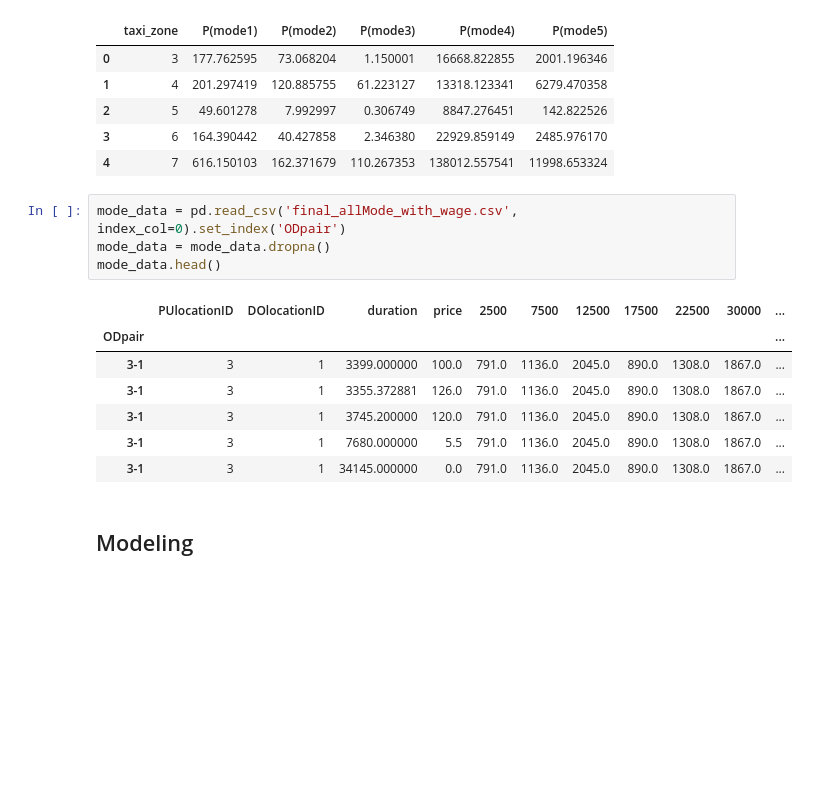
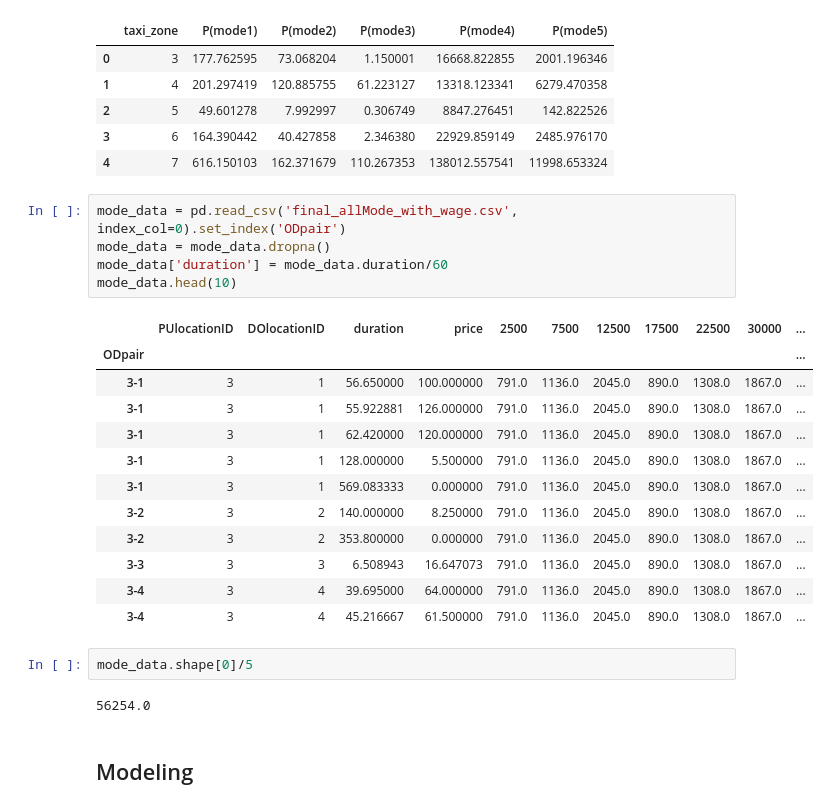
Before and after one commit to Rufei-Sheng/Manhattan-Congestion-Surcharge-Capstone, a Jupyter notebook: modeling/modeling_update.ipynb, the cells around one changed output. Cells and saved outputs as stored; diff of their text form; blank space fills up the shorter version.

```diff
--- a/modeling/modeling_update.ipynb
+++ b/modeling/modeling_update.ipynb
@@ -20,15 +23,25 @@ acs.head()
 # %%
 mode_data = pd.read_csv('final_allMode_with_wage.csv', index_col=0).set_index('ODpair')
 mode_data = mode_data.dropna()
-mode_data.head()
+mode_data['duration'] = mode_data.duration/60
+mode_data.head(10)
 # %% [output]
 |  | PUlocationID | DOlocationID | duration | price | 2500 | 7500 | 12500 | 17500 | 22500 | 30000 | ... |
 | ODpair |  |  |  |  |  |  |  |  |  |  | ... |
-| 3-1 | 3 | 1 | 3399.000000 | 100.0 | 791.0 | 1136.0 | 2045.0 | 890.0 | 1308.0 | 1867.0 | ... |
-| 3-1 | 3 | 1 | 3355.372881 | 126.0 | 791.0 | 1136.0 | 2045.0 | 890.0 | 1308.0 | 1867.0 | ... |
-| 3-1 | 3 | 1 | 3745.200000 | 120.0 | 791.0 | 1136.0 | 2045.0 | 890.0 | 1308.0 | 1867.0 | ... |
-| 3-1 | 3 | 1 | 7680.000000 | 5.5 | 791.0 | 1136.0 | 2045.0 | 890.0 | 1308.0 | 1867.0 | ... |
-| 3-1 | 3 | 1 | 34145.000000 | 0.0 | 791.0 | 1136.0 | 2045.0 | 890.0 | 1308.0 | 1867.0 | ... |
+| 3-1 | 3 | 1 | 56.650000 | 100.000000 | 791.0 | 1136.0 | 2045.0 | 890.0 | 1308.0 | 1867.0 | ... |
+| 3-1 | 3 | 1 | 55.922881 | 126.000000 | 791.0 | 1136.0 | 2045.0 | 890.0 | 1308.0 | 1867.0 | ... |
+| 3-1 | 3 | 1 | 62.420000 | 120.000000 | 791.0 | 1136.0 | 2045.0 | 890.0 | 1308.0 | 1867.0 | ... |
+| 3-1 | 3 | 1 | 128.000000 | 5.500000 | 791.0 | 1136.0 | 2045.0 | 890.0 | 1308.0 | 1867.0 | ... |
+| 3-1 | 3 | 1 | 569.083333 | 0.000000 | 791.0 | 1136.0 | 2045.0 | 890.0 | 1308.0 | 1867.0 | ... |
+| 3-2 | 3 | 2 | 140.000000 | 8.250000 | 791.0 | 1136.0 | 2045.0 | 890.0 | 1308.0 | 1867.0 | ... |
+| 3-2 | 3 | 2 | 353.800000 | 0.000000 | 791.0 | 1136.0 | 2045.0 | 890.0 | 1308.0 | 1867.0 | ... |
+| 3-3 | 3 | 3 | 6.508943 | 16.647073 | 791.0 | 1136.0 | 2045.0 | 890.0 | 1308.0 | 1867.0 | ... |
+| 3-4 | 3 | 4 | 39.695000 | 64.000000 | 791.0 | 1136.0 | 2045.0 | 890.0 | 1308.0 | 1867.0 | ... |
+| 3-4 | 3 | 4 | 45.216667 | 61.500000 | 791.0 | 1136.0 | 2045.0 | 890.0 | 1308.0 | 1867.0 | ... |
+# %%
+mode_data.shape[0]/5
+# %% [output]
+56254.0
 # %% [markdown]
 ## Modeling
 # %% [markdown]
```
Also changed, not shown: parts of 7 cells of this notebook, 1 other file.
